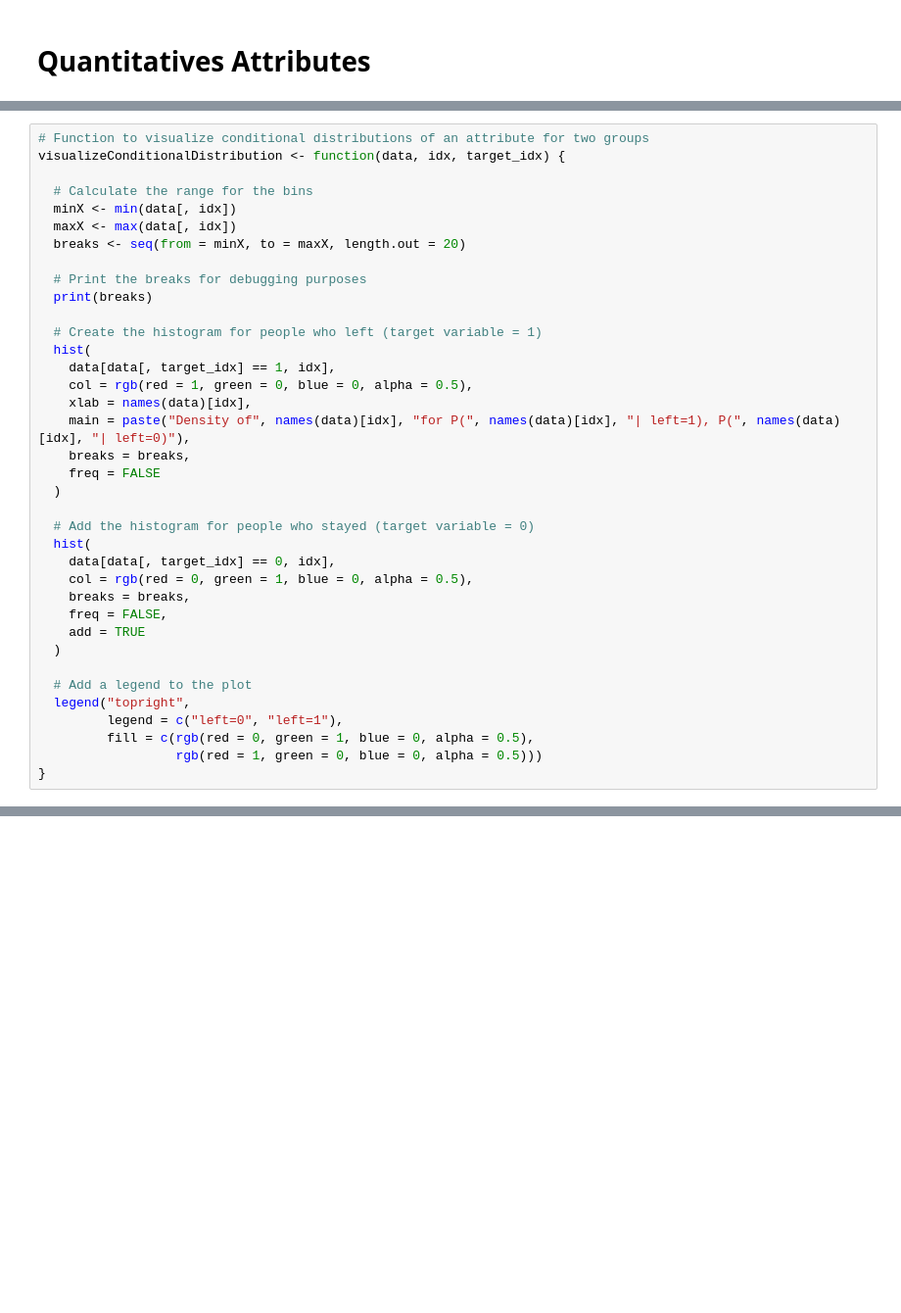
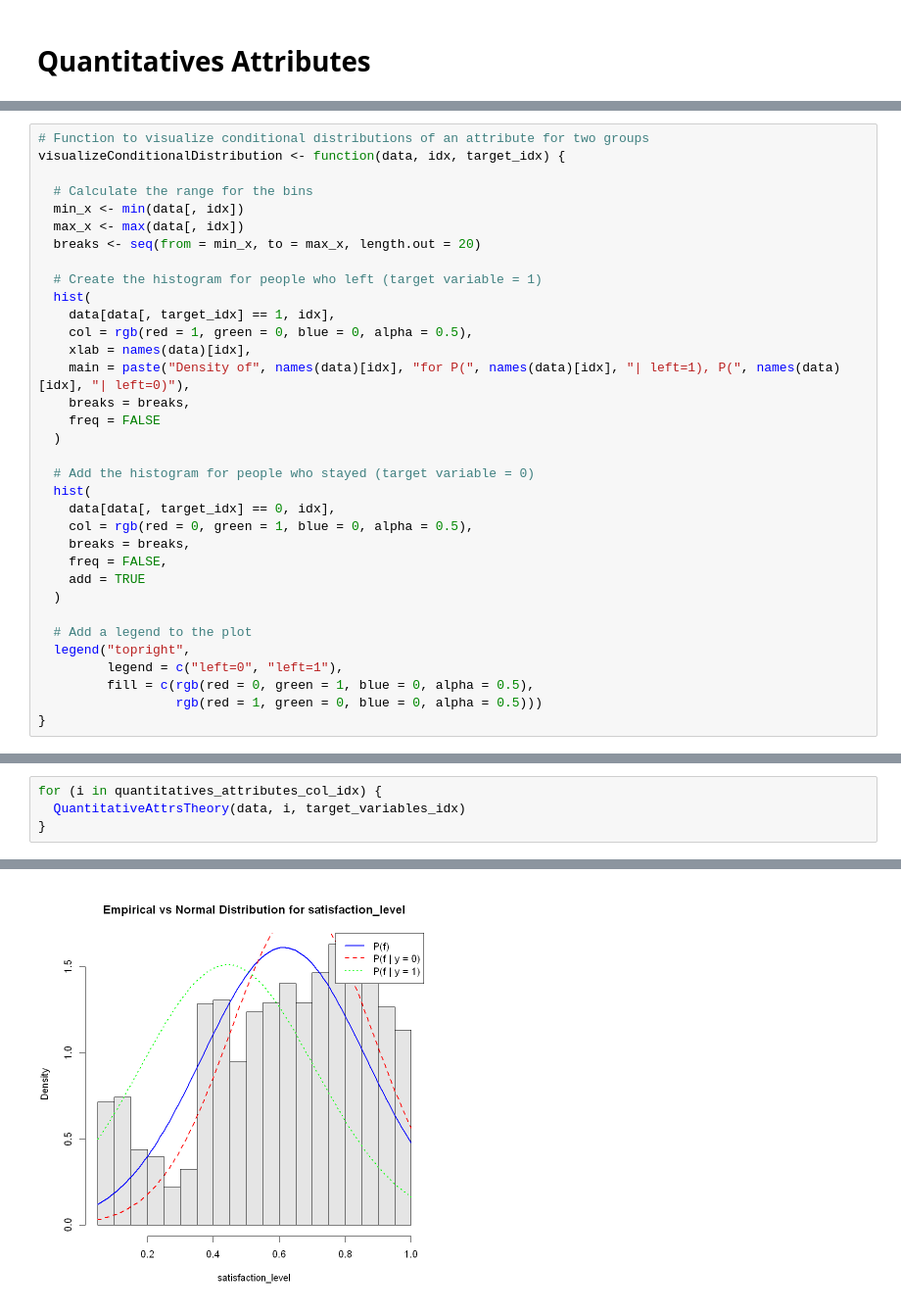
Before and after one commit to HEG-IG-Ex/62-62_Data_Mining, a Jupyter notebook: tp01/hr_predictions.ipynb, the cells around one changed output, grey strips where cells are left out. Shown at 98% size. Saved outputs shown, nothing was run; the diff lists cells and outputs as text; blank space fills up the shorter version.

```diff
--- a/tp01/hr_predictions.ipynb
+++ b/tp01/hr_predictions.ipynb
@@ -371,12 +483,9 @@ visualizeEmpiricalDistributionOfQuantitativeAttribute <- function(data, idx) {
 visualizeConditionalDistribution <- function(data, idx, target_idx) {
 
   # Calculate the range for the bins
-  minX <- min(data[, idx])
-  maxX <- max(data[, idx])
-  breaks <- seq(from = minX, to = maxX, length.out = 20)
-
-  # Print the breaks for debugging purposes
-  print(breaks)
+  min_x <- min(data[, idx])
+  max_x <- max(data[, idx])
+  breaks <- seq(from = min_x, to = max_x, length.out = 20)
 
   # Create the histogram for people who left (target variable = 1)
   hist(
@@ -490,0 +700,5 @@ scatterPlotTopTwoAttributes(data, quantitatives_attributes_col_idx, target_varia
+# %%
+for (i in quantitatives_attributes_col_idx) {
+  QuantitativeAttrsTheory(data, i, target_variables_idx)
+}
+# %% [output]
@@ -490,0 +713 @@ scatterPlotTopTwoAttributes(data, quantitatives_attributes_col_idx, target_varia
+[figure, added]
```
Also changed, not shown: parts of 23 cells of this notebook, 8 other files.
